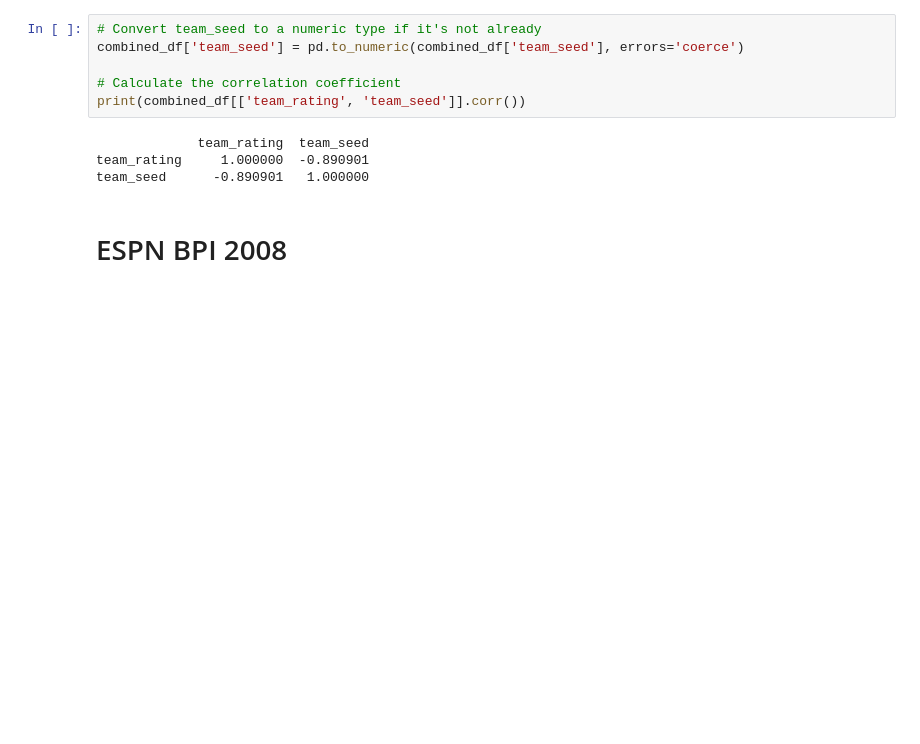
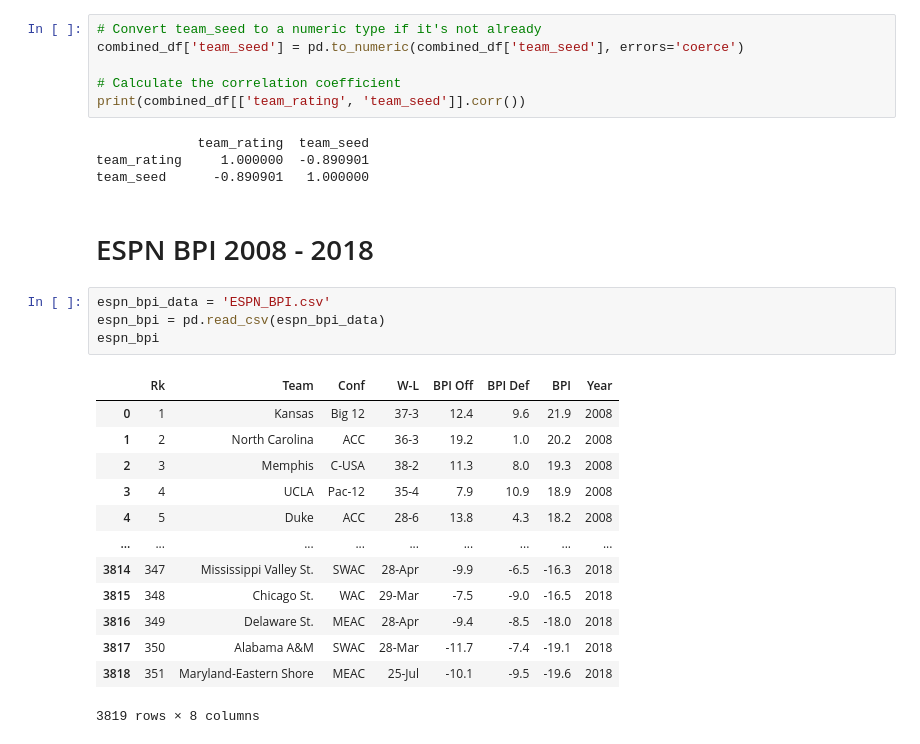
Before and after one commit to joshmccoy2/NCAA_March_Madness, a Jupyter notebook: NCAA.ipynb, the cells around one changed output. Drawn from its saved outputs; the diff is of its cells as text; blank space fills up the shorter version.

Commit message:
more data

```diff
--- a/NCAA.ipynb
+++ b/NCAA.ipynb
@@ -883,4 +884,22 @@ print(combined_df[['team_rating', 'team_seed']].corr())
 team_rating     1.000000  -0.890901
 team_seed      -0.890901   1.000000
 # %% [markdown]
-# ESPN BPI 2008
+# ESPN BPI 2008 - 2018
+# %%
+espn_bpi_data = 'ESPN_BPI.csv'
+espn_bpi = pd.read_csv(espn_bpi_data)
+espn_bpi
+# %% [output]
+|  | Rk | Team | Conf | W-L | BPI Off | BPI Def | BPI | Year |
+| 0 | 1 | Kansas | Big 12 | 37-3 | 12.4 | 9.6 | 21.9 | 2008 |
+| 1 | 2 | North Carolina | ACC | 36-3 | 19.2 | 1.0 | 20.2 | 2008 |
+| 2 | 3 | Memphis | C-USA | 38-2 | 11.3 | 8.0 | 19.3 | 2008 |
+| 3 | 4 | UCLA | Pac-12 | 35-4 | 7.9 | 10.9 | 18.9 | 2008 |
+| 4 | 5 | Duke | ACC | 28-6 | 13.8 | 4.3 | 18.2 | 2008 |
+| ... | ... | ... | ... | ... | ... | ... | ... | ... |
+| 3814 | 347 | Mississippi Valley St. | SWAC | 28-Apr | -9.9 | -6.5 | -16.3 | 2018 |
+| 3815 | 348 | Chicago St. | WAC | 29-Mar | -7.5 | -9.0 | -16.5 | 2018 |
+| 3816 | 349 | Delaware St. | MEAC | 28-Apr | -9.4 | -8.5 | -18.0 | 2018 |
+| 3817 | 350 | Alabama A&M | SWAC | 28-Mar | -11.7 | -7.4 | -19.1 | 2018 |
+| 3818 | 351 | Maryland-Eastern Shore | MEAC | 25-Jul | -10.1 | -9.5 | -19.6 | 2018 |
+3819 rows × 8 columns
```
Also changed, not shown: parts of 11 cells of this notebook.
